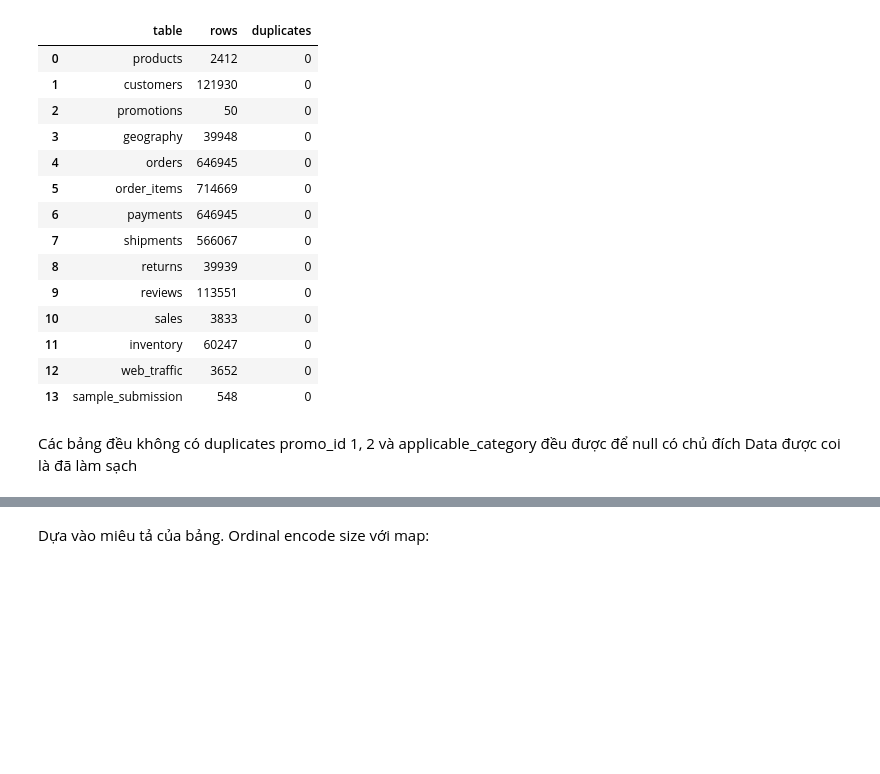
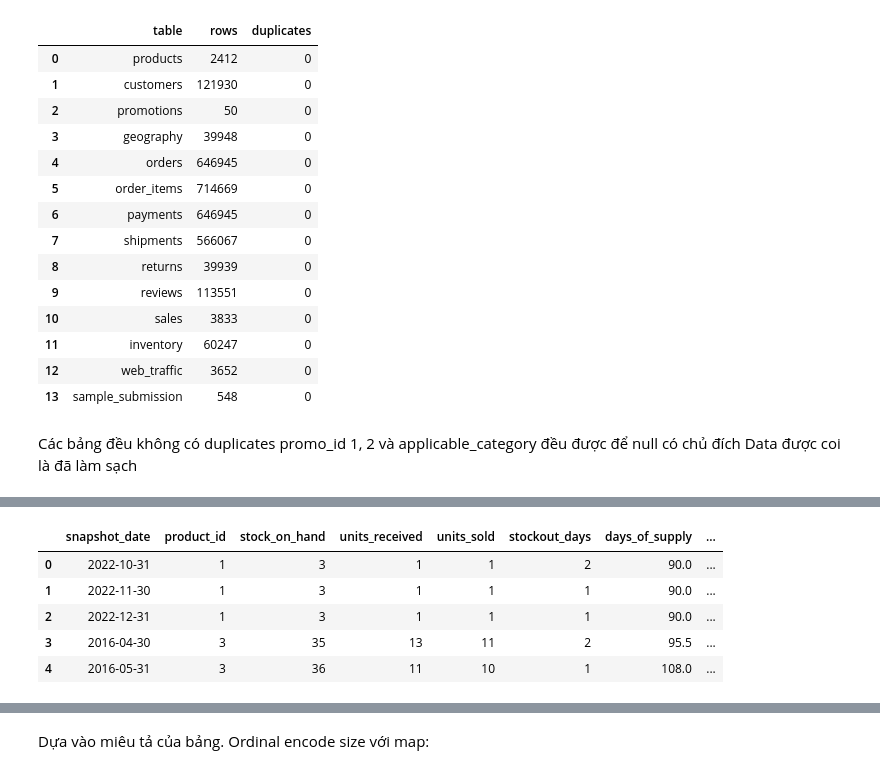
Before and after one commit to xandertrinhnam31-afk/Lanh-It-s-Du-Lieu, a Jupyter notebook: notebooks/01_data_loading_and_mcq.ipynb, the cells around one changed output, grey strips where cells are left out. Saved outputs shown, nothing was run; the diff lists cells and outputs as text; code cells hidden in the pictures; blank space fills up the shorter version.

```diff
--- a/notebooks/01_data_loading_and_mcq.ipynb
+++ b/notebooks/01_data_loading_and_mcq.ipynb
@@ -89,0 +121,5 @@ Data được coi là đã làm sạch
+# %%
+# Dim_Promotion
+dim_promotion = promotions.copy()
+display(dim_promotion.head())
+data.append(dim_promotion)
@@ -89,0 +185,12 @@ Data được coi là đã làm sạch
+# %%
+#Fact_Inventory
+fact_inventory = inventory.copy()
+display(fact_inventory.head())
+data.append(fact_inventory)
+# %% [output]
+|  | snapshot_date | product_id | stock_on_hand | units_received | units_sold | stockout_days | days_of_supply | ... |
+| 0 | 2022-10-31 | 1 | 3 | 1 | 1 | 2 | 90.0 | ... |
+| 1 | 2022-11-30 | 1 | 3 | 1 | 1 | 1 | 90.0 | ... |
+| 2 | 2022-12-31 | 1 | 3 | 1 | 1 | 1 | 90.0 | ... |
+| 3 | 2016-04-30 | 3 | 35 | 13 | 11 | 2 | 95.5 | ... |
+| 4 | 2016-05-31 | 3 | 36 | 11 | 10 | 1 | 108.0 | ... |
```
Also changed, not shown: parts of 26 cells of this notebook, 6 other files.
